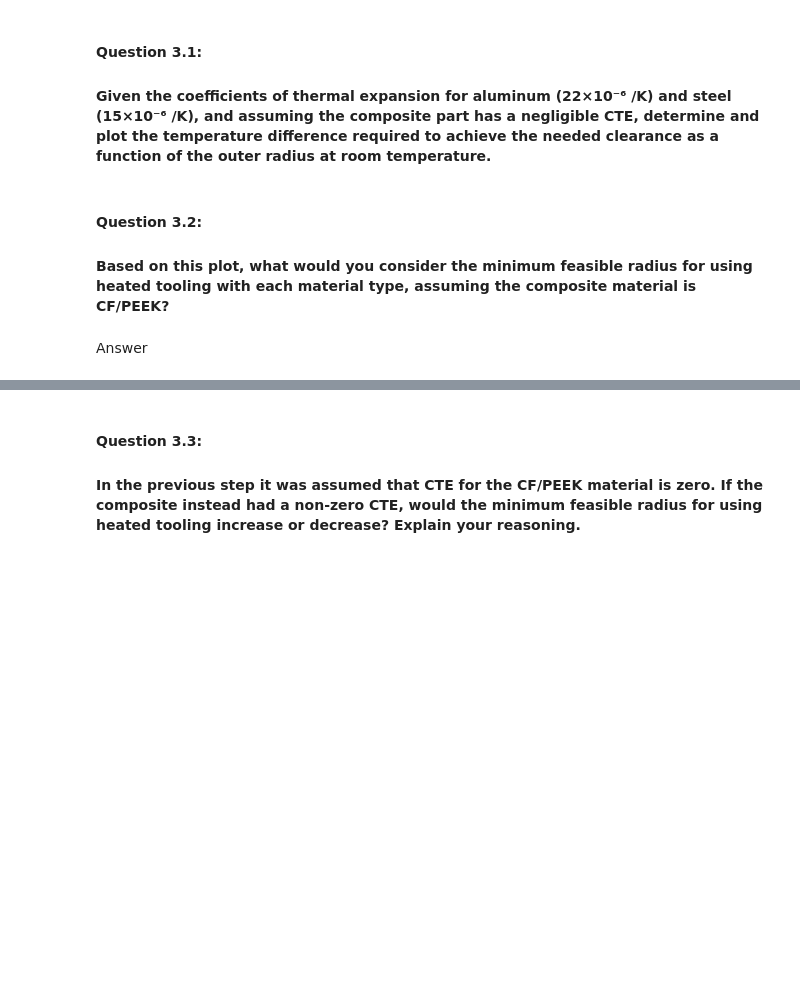
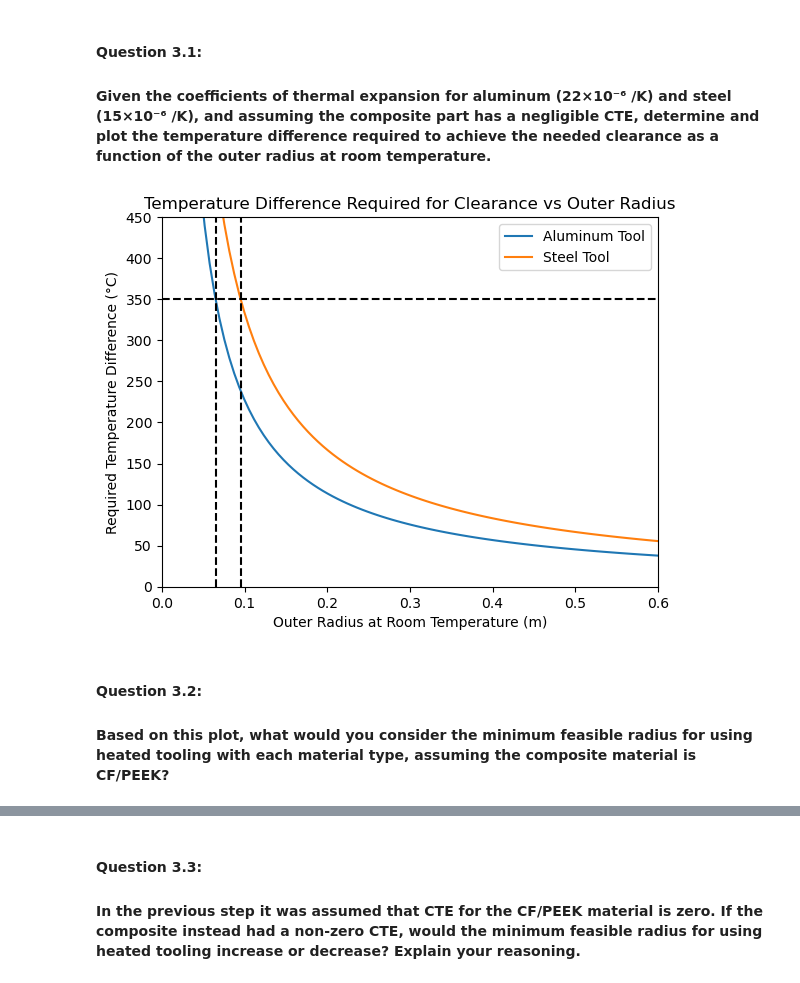
Before and after one commit to RemcovW2000/PCM-thermoplastic-defects, a Jupyter notebook: thermoplastic composite manufacturing/3.Notebook_25_Final.ipynb, the cells around one changed output, grey strips where cells are left out. Saved outputs shown, nothing was run; the diff lists cells and outputs as text; code cells hidden in the pictures; blank space fills up the shorter version.

```diff
--- a/thermoplastic composite manufacturing/3.Notebook_25_Final.ipynb
+++ b/thermoplastic composite manufacturing/3.Notebook_25_Final.ipynb
@@ -96,5 +94,34 @@ Answer:
+# %%
+import numpy as np
+import matplotlib.pyplot as plt
+
+room_temp = 20  # °C
+clearance = 0.5e-3  # m
+
+def radial_expansion(T, radius, CTE):
+    delta_T = T - room_temp
+    circumference = 2*np.pi*radius
+    circumferential_expansion = CTE * delta_T * circumference
+    return circumferential_expansion / (2 * np.pi)
+
+radii = np.linspace(0.01, 0.6, 100)  # meters
+
+temp_diff_aluminum = clearance / (radii * 22e-6)
+temp_diff_steel = clearance / (radii * 15e-6)
+plt.plot(radii, temp_diff_aluminum, label='Aluminum Tool')
+plt.plot(radii, temp_diff_steel, label='Steel Tool')
+plt.xlabel('Outer Radius at Room Temperature (m)')
+plt.ylabel('Required Temperature Difference (°C)')
+plt.xlim(0, radii[-1])
+plt.ylim(0, 450)
+plt.axhline(y=350, color='k', linestyle='--')
+plt.axvline(x=0.065, color='k', linestyle='--')
+plt.axvline(x=0.096, color='k', linestyle='--')
+plt.title('Temperature Difference Required for Clearance vs Outer Radius')
+plt.legend()
+plt.show()
+# %% [output]
+[figure, added]
 # %% [markdown]
 #### Question 3.2:
 #### Based on this plot, what would you consider the minimum feasible radius for using heated tooling with each material type, assuming the composite material is CF/PEEK?
-# %% [markdown]
-Answer
```
Also changed, not shown: parts of 3 cells of this notebook.
